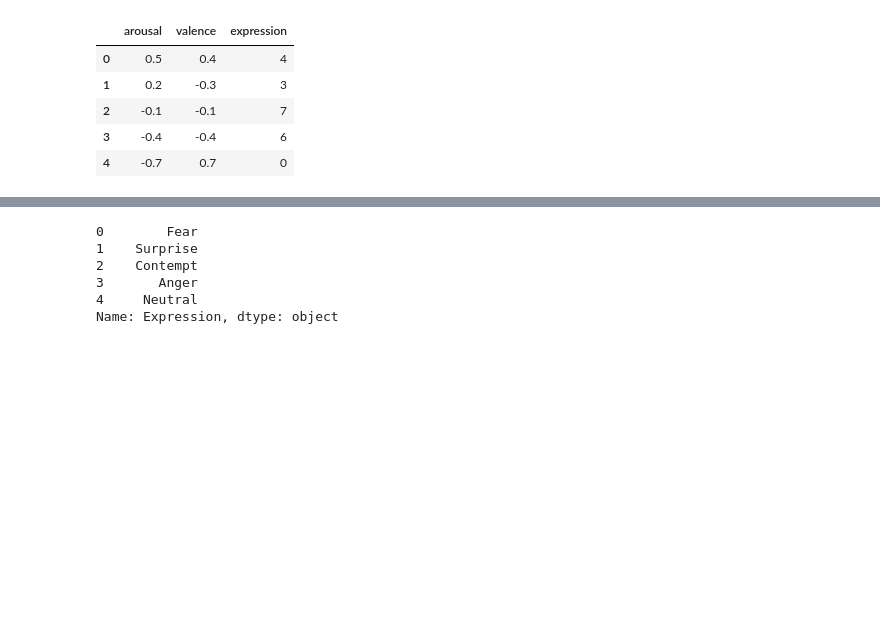
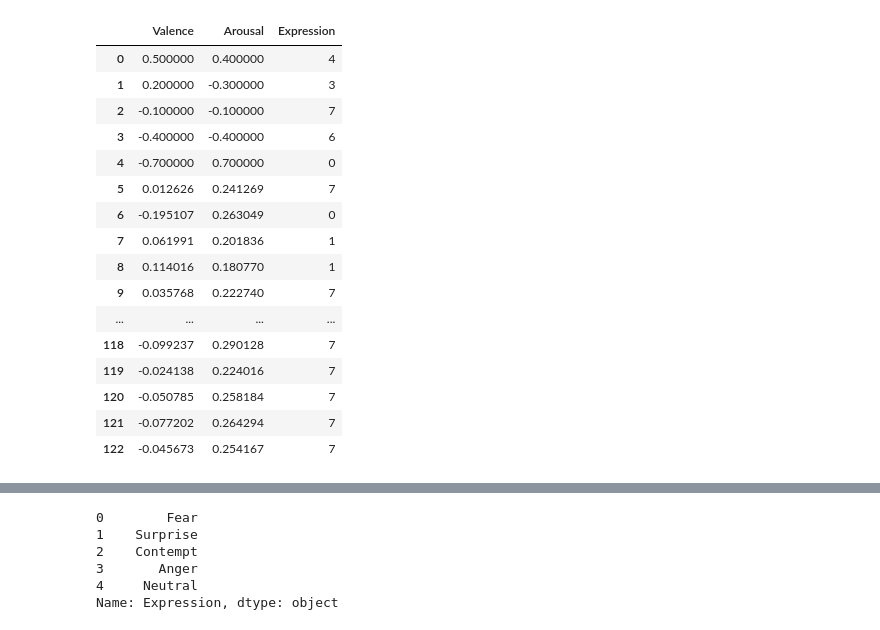
Before and after one commit to dovii/MPC-Data-Analysis, a Jupyter notebook: Analysis.ipynb, the cells around one changed output, grey strips where cells are left out. Drawn from its saved outputs; the diff is of its cells as text; code cells hidden in the pictures; blank space fills up the shorter version.

```diff
--- a/Analysis.ipynb
+++ b/Analysis.ipynb
@@ -1,39 +1,57 @@
 # %%
 import pandas as pd
 import scipy.stats as stats
 import seaborn as sns
 import numpy as np
 import pingouin as pg
+import glob
 
 sns.set_theme(style="whitegrid")
 
 # We also want to plot graphs and histograms
 #using matplotlib
 import matplotlib.pyplot as plt
 
 #Setup to show all columns (useful for Questionnaire)
 pd.set_option('display.max_rows', 500)
 pd.set_option('display.max_columns', 500)
 pd.set_option('display.width', 1000)
 
 
-data = pd.read_csv('Data/sampleData.csv')
-data2 = pd.read_csv('Data/test2.csv')
-data_full = pd.read_csv('Data/test.csv')
+list_of_csv_files = glob.glob('Data/*.csv')
+list_of_csv_files.sort()
+
+df = pd.concat(map(pd.read_csv, list_of_csv_files), ignore_index=True)
+
+
+data1 = pd.read_csv('Data/sampleData.csv')
+data2 = pd.read_csv('Data/sampleData2.csv')
+#data_full = pd.read_csv('Data/test.csv')
 
 #noSub = data[data['Do you currently have an active World of Warcraft subscription?'] == 'No'].index
 #data.drop(noSub, inplace=True)
 
 
 #data.reset_index(inplace=True, drop=True) #reset index after dropped rows from full data
-data
+df
 # %% [output]
-|  | arousal | valence | expression |
-| 0 | 0.5 | 0.4 | 4 |
-| 1 | 0.2 | -0.3 | 3 |
-| 2 | -0.1 | -0.1 | 7 |
-| 3 | -0.4 | -0.4 | 6 |
-| 4 | -0.7 | 0.7 | 0 |
+|  | Valence | Arousal | Expression |
+| 0 | 0.500000 | 0.400000 | 4 |
+| 1 | 0.200000 | -0.300000 | 3 |
+| 2 | -0.100000 | -0.100000 | 7 |
+| 3 | -0.400000 | -0.400000 | 6 |
+| 4 | -0.700000 | 0.700000 | 0 |
+| 5 | 0.012626 | 0.241269 | 7 |
+| 6 | -0.195107 | 0.263049 | 0 |
+| 7 | 0.061991 | 0.201836 | 1 |
+| 8 | 0.114016 | 0.180770 | 1 |
+| 9 | 0.035768 | 0.222740 | 7 |
+| ... | ... | ... | ... |
+| 118 | -0.099237 | 0.290128 | 7 |
+| 119 | -0.024138 | 0.224016 | 7 |
+| 120 | -0.050785 | 0.258184 | 7 |
+| 121 | -0.077202 | 0.264294 | 7 |
+| 122 | -0.045673 | 0.254167 | 7 |
 # %%
 #Arousal + Valence
 av = df.iloc[:, 0:2]
```
Also changed, not shown: parts of 5 cells of this notebook, 2 other files.
